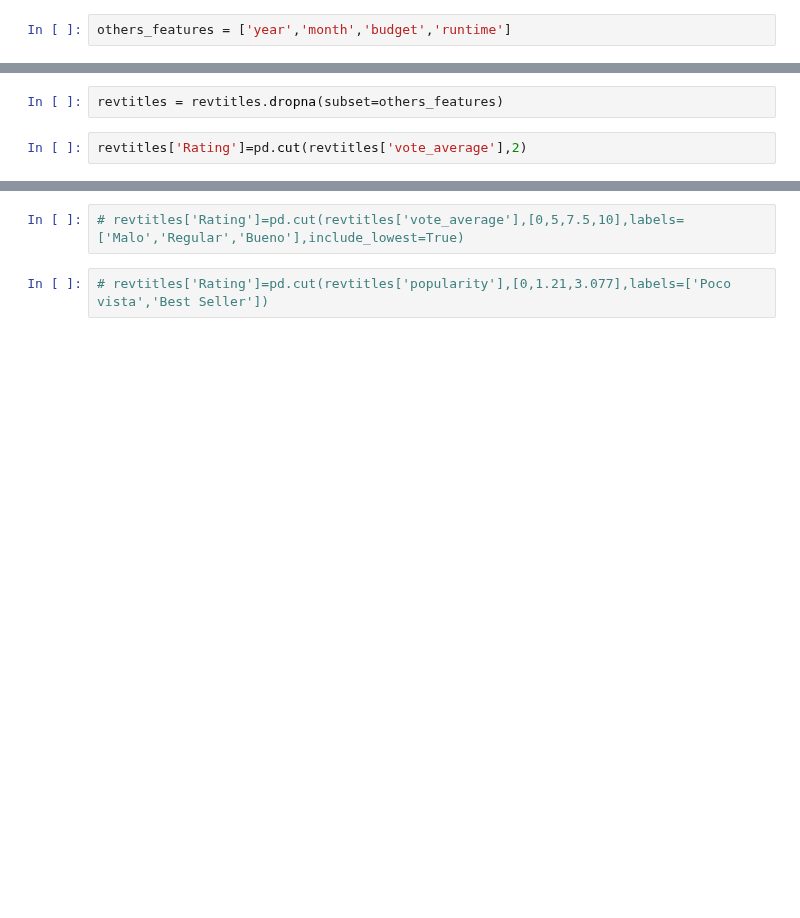
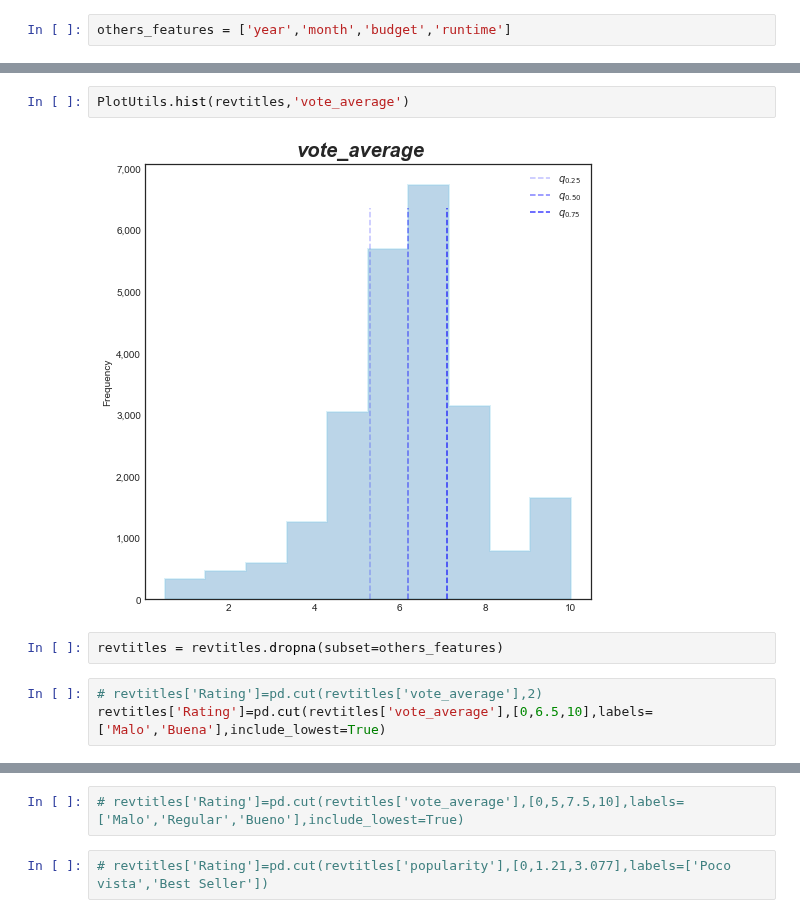
Before and after one commit to jesus-valencia97/Diplomado-en-ciencia-de-datos, a Jupyter notebook: Proyecto/Modulo 5/M2/M5 - Modulo 2.ipynb, the cells around one changed output, grey strips where cells are left out. Saved outputs shown, nothing was run; the diff lists cells and outputs as text; blank space fills up the shorter version.

```diff
--- a/Proyecto/Modulo 5/M2/M5 - Modulo 2.ipynb
+++ b/Proyecto/Modulo 5/M2/M5 - Modulo 2.ipynb
@@ -128,8 +129,13 @@ runtime     245
 dtype: int64
+# %%
+PlotUtils.hist(revtitles,'vote_average')
+# %% [output]
+[figure, added]
 # %%
 revtitles = revtitles.dropna(subset=others_features)
-# %%
-revtitles['Rating']=pd.cut(revtitles['vote_average'],2)
+# %%
+# revtitles['Rating']=pd.cut(revtitles['vote_average'],2)
+revtitles['Rating']=pd.cut(revtitles['vote_average'],[0,6.5,10],labels=['Malo','Buena'],include_lowest=True)
 # %%
 revtitles['Rating'].value_counts()
 # %% [output]
```
Also changed, not shown: parts of 13 cells of this notebook.
